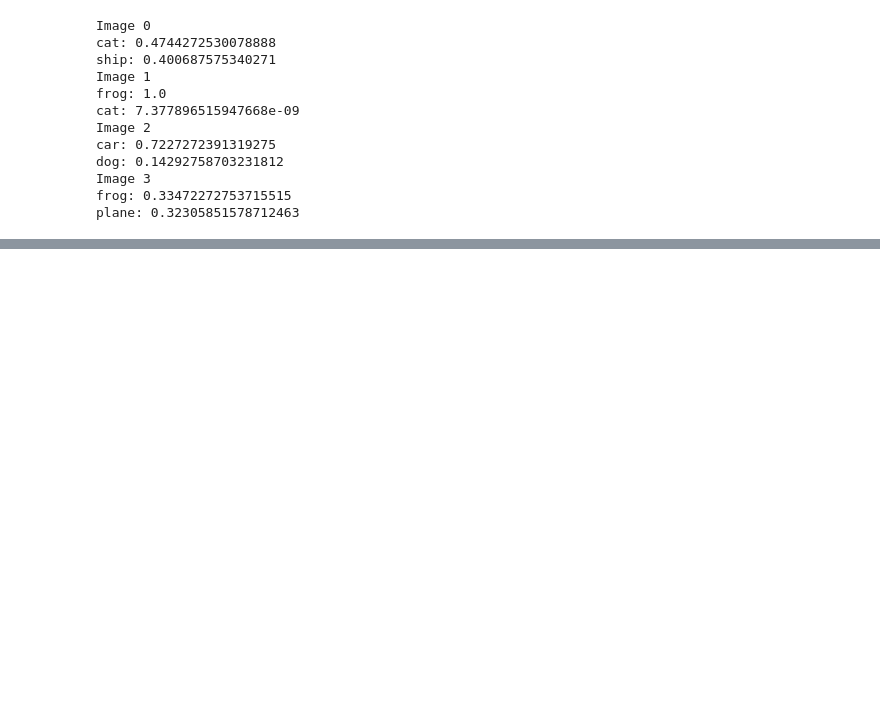
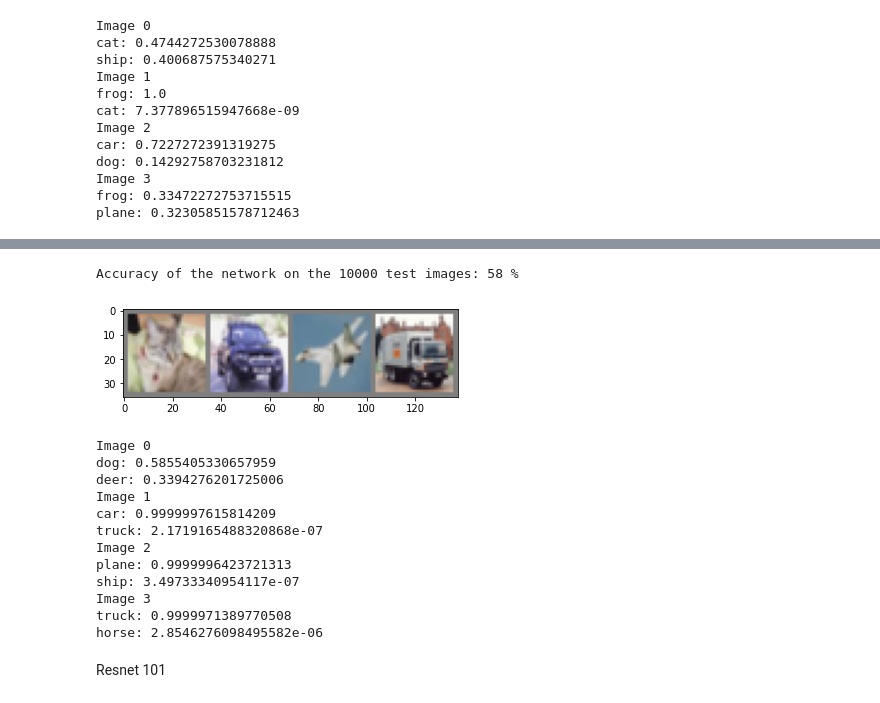
Before and after one commit to jefffang19/Pytorch_ResNet, a Jupyter notebook: ResNet.ipynb, the cells around one changed output, grey strips where cells are left out. Saved outputs shown, nothing was run; the diff lists cells and outputs as text; code cells hidden in the pictures; blank space fills up the shorter version.

Commit message:
resnet50 done

```diff
--- a/ResNet.ipynb
+++ b/ResNet.ipynb
@@ -462,5 +488,5 @@ class ResNetDeep(nn.Module):
 
         return x
 # %%
-resnet = ResNetDeep(10,[3,4,6,3]).cuda()
-summary(resnet, (3,32,32), device='cuda')
+resnetdeep = ResNetDeep(10,[3,4,6,3]).cuda()
+summary(resnetdeep, (3,32,32), device='cuda')
@@ -531,0 +598,40 @@ print('Finished Training')
+# %%
+#test accuracy
+correct = 0
+total = 0
+with torch.no_grad():
+    for data in testloader:
+        images, labels = data
+        #gpu
+        images = images.cuda()
+        labels = labels.cuda()
+        outputs = resnetdeep(images)
+        _, predicted = torch.max(outputs.data, 1)
+        total += labels.size(0)
+        correct += (predicted == labels).sum().item()
+
+print('Accuracy of the network on the 10000 test images: %d %%' % (
+    100 * correct / total))
+# %% [output]
+Accuracy of the network on the 10000 test images: 58 %
+# %%
+it = iter(testloader)
+# %%
+img, label = it.next()
+img = img.cuda()
+out = resnet(img)
+predict(img, 10, 2)
+# %% [output]
+[figure, added]
+Image 0
+dog: 0.5855405330657959
+deer: 0.3394276201725006
+Image 1
+car: 0.9999997615814209
+truck: 2.1719165488320868e-07
+Image 2
+plane: 0.9999996423721313
+ship: 3.49733340954117e-07
+Image 3
+truck: 0.9999971389770508
+horse: 2.8546276098495582e-06
@@ -531,0 +642,2 @@ print('Finished Training')
+# %% [markdown]
+Resnet 101
```
Also changed, not shown: parts of 18 cells of this notebook.
